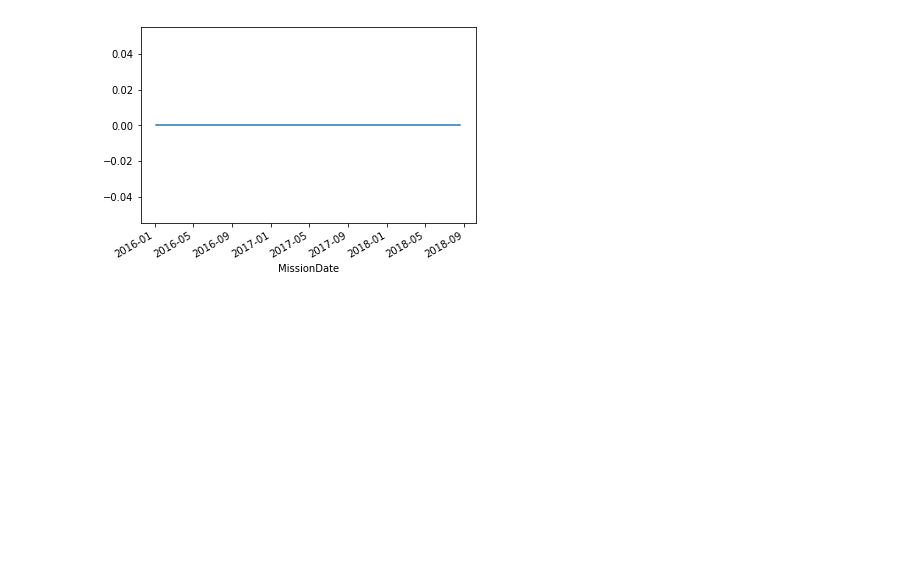
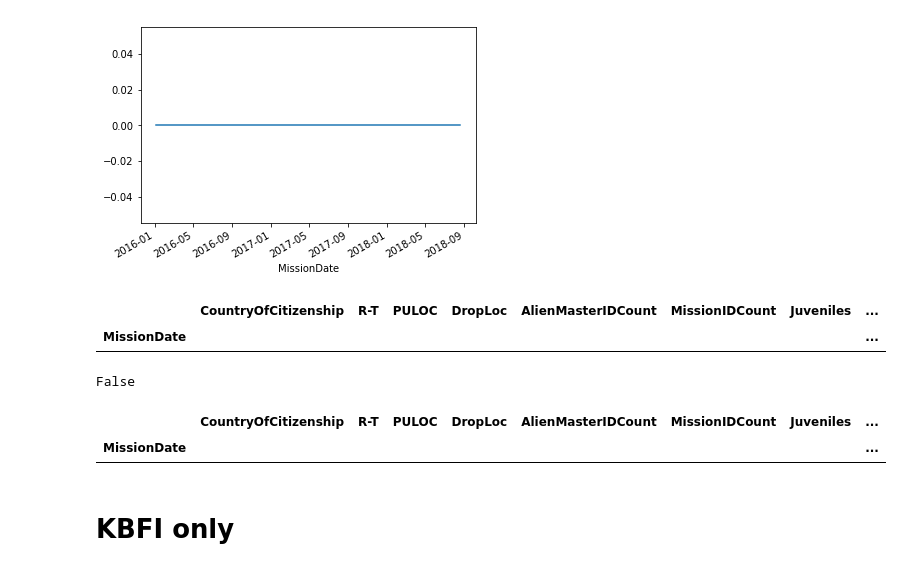
Before and after one commit to UWCHR/ice-air, a Jupyter notebook: analyze/note/nationality.ipynb, the cells around one changed output. Drawn from its saved outputs; the diff is of its cells as text; code cells hidden in the pictures; blank space fills up the shorter version.

```diff
--- a/analyze/note/nationality.ipynb
+++ b/analyze/note/nationality.ipynb
@@ -185,3 +238,19 @@ removals.tail(20)
 removals['JuvPercent'].plot();
 # %% [output]
 [figure]
+# %%
+removals[removals['JuvPercent'] > .5]
+# %% [output]
+|  | CountryOfCitizenship | R-T | PULOC | DropLoc | AlienMasterIDCount | MissionIDCount | Juveniles | ... |
+| MissionDate |  |  |  |  |  |  |  | ... |
+# %%
+removals['Juveniles'].max()
+# %% [output]
+False
+# %%
+removals[removals['Juveniles'] > 20]
+# %% [output]
+|  | CountryOfCitizenship | R-T | PULOC | DropLoc | AlienMasterIDCount | MissionIDCount | Juveniles | ... |
+| MissionDate |  |  |  |  |  |  |  | ... |
+# %% [markdown]
+# KBFI only
```
Also changed, not shown: parts of 15 cells of this notebook, 1 other file.
